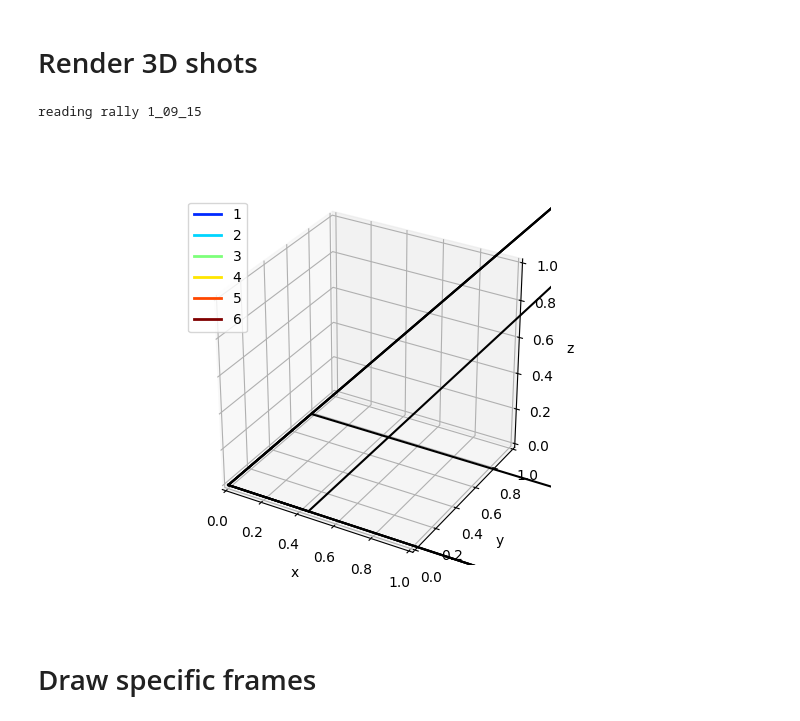
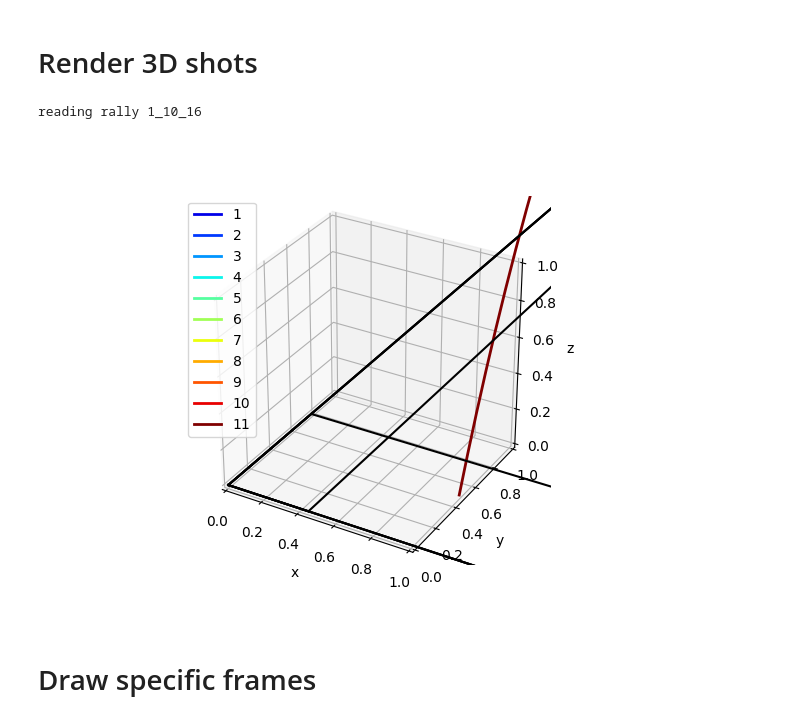
Before and after one commit to jhwang7628/monotrack, a Jupyter notebook: notebooks/visualization.ipynb, the cells around one changed output. Saved outputs shown, nothing was run; the diff lists cells and outputs as text; code cells hidden in the pictures.

```diff
--- a/notebooks/visualization.ipynb
+++ b/notebooks/visualization.ipynb
@@ -431,7 +431,7 @@ dataset_root = Path("/home/juiwang/ai-badminton/data/tracknetv2_042022/professio
 match_path = dataset_root / "test_match3"
 
 rallies = [x.stem for x in sorted((match_path / "rally_video").glob("*.mp4"))]
-rallies = ["1_09_15"]
+rallies = ["1_10_16"]
 
 fig = plt.figure()
 ax = plt.axes(projection="3d")
@@ -451,35 +451,35 @@ for rally in rallies:
     frames = hits["frames"]
     assert len(frames) == len(ids)
 
     N = len(frames)
 
     trajectories = []
 
     trajectories.append(trajectory3d[:frames[0], :])
     for ii in range(N-1):
         trajectories.append(trajectory3d[frames[ii]:frames[ii+1], :])
     if frames[-1] != len(trajectory3d):
         trajectories.append(trajectory3d[frames[-1]:, :])
 
     #trajectories = trajectories[:8]
     colors = plt.cm.jet(np.linspace(0,1,len(trajectories)))
     for idx, traj in enumerate(trajectories):
         if is_valid_trajectory(traj):
             ax.plot3D(
                 traj[:,0],
                 traj[:,1],
                 traj[:,2],
                 linewidth=2,
                 color=colors[idx],
                 label=idx
             )
     plt.legend()
     draw_court_lines_and_net_3d(ax)
 
 plt.show()
 # %% [output]
-reading rally 1_09_15
+reading rally 1_10_16
-[figure, old version]
+[figure, new version]
 # %% [markdown]
 # Draw specific frames
 # %%
```
Also changed, not shown: 2 other files.
